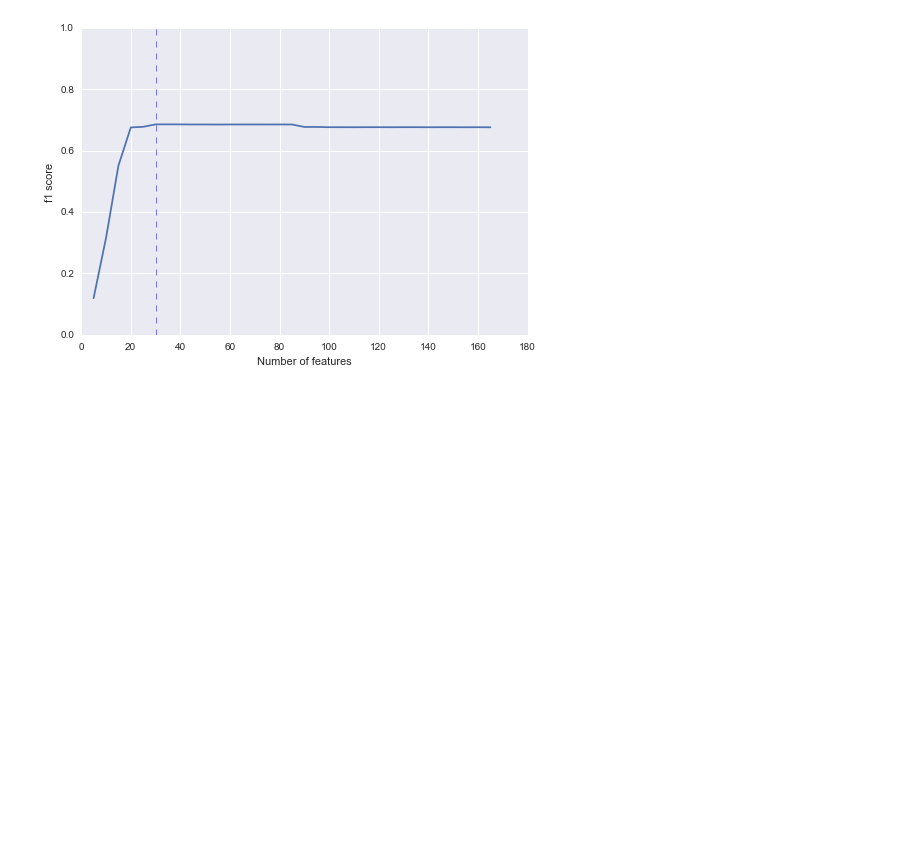
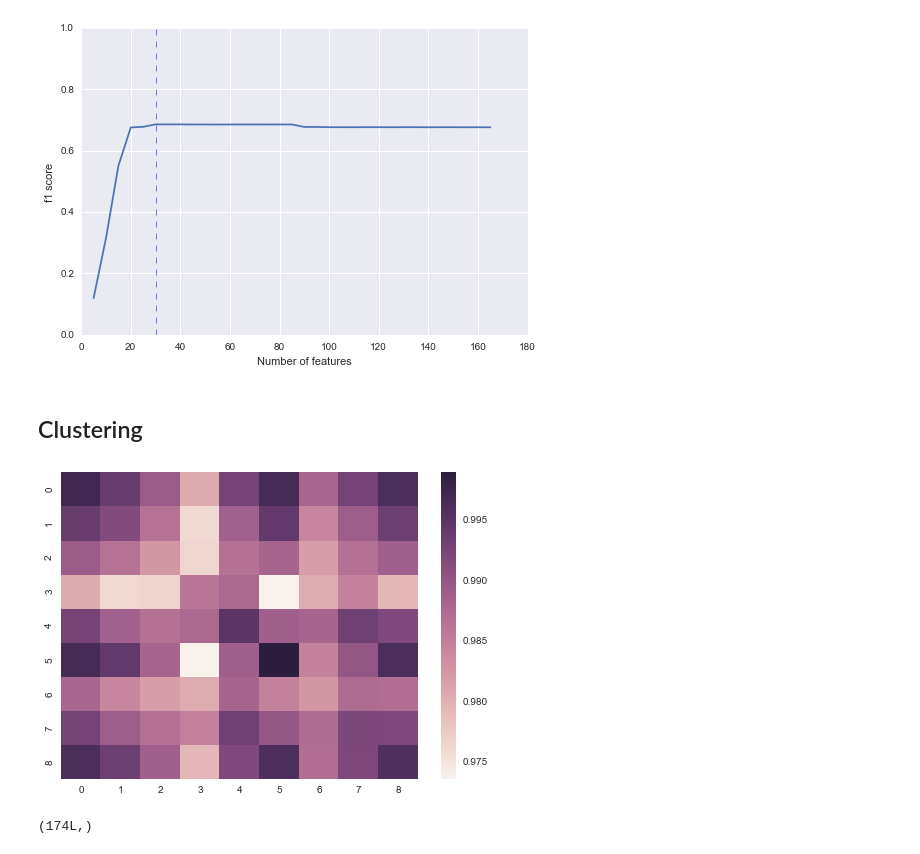
Before and after one commit to mgirardot/DataScienceChallenges, a Jupyter notebook: DataScienceChallenge7/cars_features_feature_selection.ipynb, the cells around one changed output. Drawn from its saved outputs; the diff is of its cells as text; code cells hidden in the pictures; blank space fills up the shorter version.

```diff
--- a/DataScienceChallenge7/cars_features_feature_selection.ipynb
+++ b/DataScienceChallenge7/cars_features_feature_selection.ipynb
@@ -402,3 +440,30 @@ plt.ylim(0,1)
 plt.show()
 # %% [output]
 [figure]
+# %%
+select = SelectKBest(k=30).fit(X_train, train_labels)
+X_new = select.transform(X_train)
+X_test_new = select.transform(X_test)
+# %% [markdown]
+## Clustering
+# %%
+p = np.argsort(train_labels)
+sorted_X_new_train = X_new[p]
+# %%
+sim_mat = cosine_similarity(sorted_X_new_train)
+# %%
+mean_sim_mat = np.zeros([9,9])
+for i in range(9):
+    rows = (train_labels[p] == i)
+    for j in range(9):
+        cols = (train_labels[p] == j)
+        mean_sim_mat[i,j] = np.mean(sim_mat[np.ix_(rows,cols)])
+# %%
+sns.heatmap(mean_sim_mat)
+plt.show()
+# %% [output]
+[figure, added]
+# %%
+select.get_support().shape
+# %% [output]
+(174L,)
```
Also changed, not shown: parts of 8 cells of this notebook.
